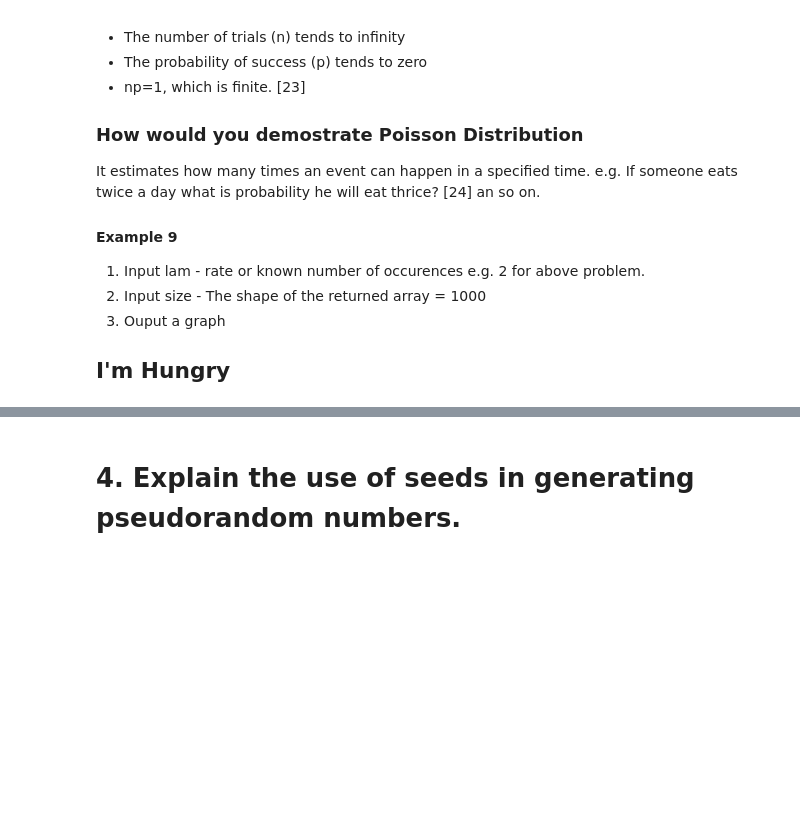
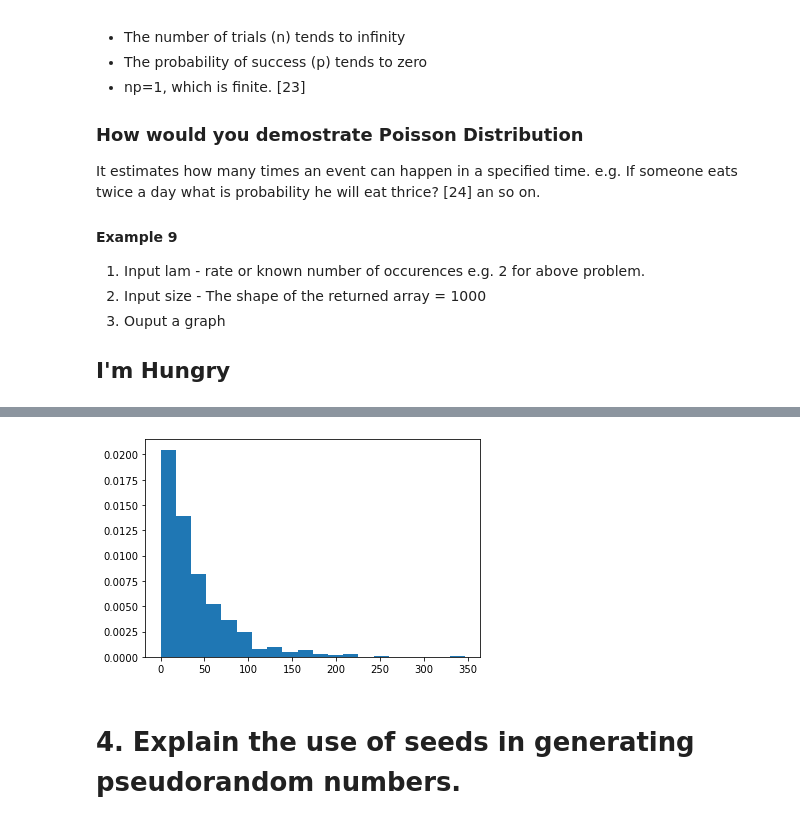
Before and after one commit to DPR-droid/2021_11_Programming-for-Data-Analysis-Assignment-2021, a Jupyter notebook: numpy-random.ipynb, the cells around one changed output, grey strips where cells are left out. Saved outputs shown, nothing was run; the diff lists cells and outputs as text; code cells hidden in the pictures; blank space fills up the shorter version.

Commit message:
Exponential Distribution

```diff
--- a/numpy-random.ipynb
+++ b/numpy-random.ipynb
@@ -457,3 +476,15 @@ plt.show()
+# %%
+# import numpy
+import numpy as np
+import matplotlib.pyplot as plt
+
+# Using poisson() method
+Geyser  = np.random.exponential(40, 1000)
+Geyser
+count, bins, ignored = plt.hist(Geyser, 20, density = True)
+plt.show()
+# %% [output]
+[figure, added]
 # %% [markdown]
 # 4. Explain the use of seeds in generating pseudorandom numbers.
 # %% [markdown]
```
Also changed, not shown: parts of 13 cells of this notebook, 2 other files.
